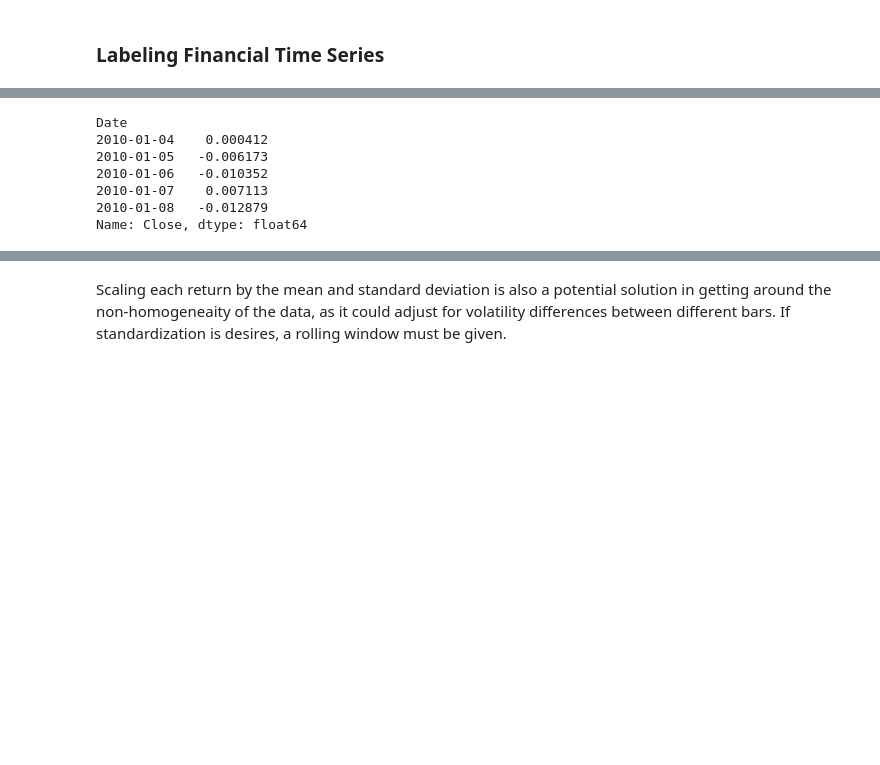
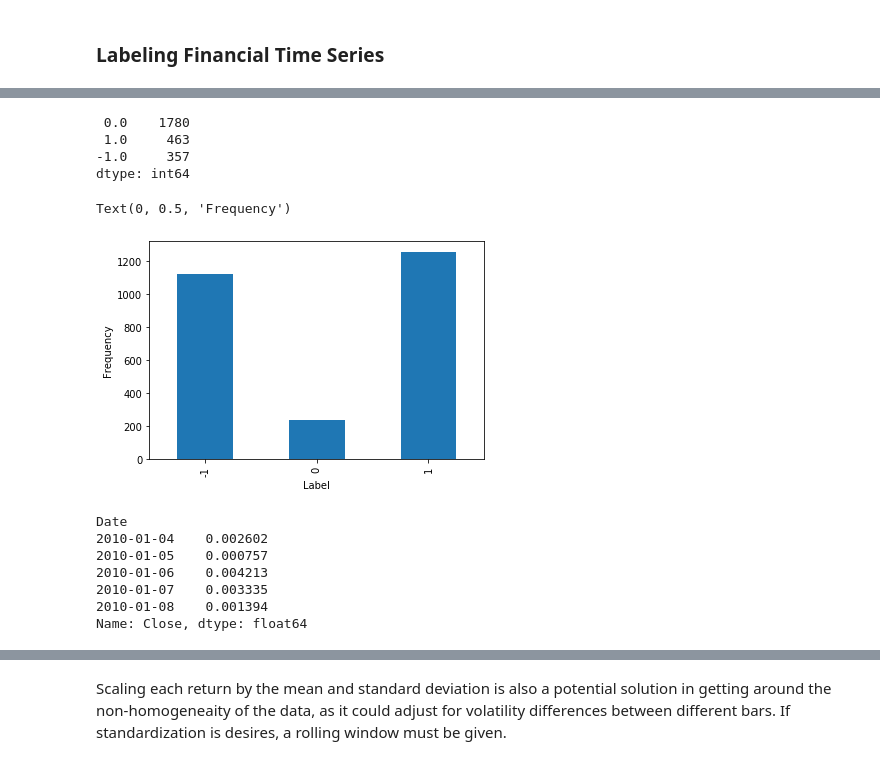
Before and after one commit to AI-Stuff/hudson-and-thames-research, a Jupyter notebook: Labelling/Labels Fixed Horizon/Fixed Time Horizon.ipynb, the cells around one changed output, grey strips where cells are left out. Cells and saved outputs as stored; diff of their text form; code cells hidden in the pictures; blank space fills up the shorter version.

```diff
--- a/Labelling/Labels Fixed Horizon/Fixed Time Horizon.ipynb
+++ b/Labelling/Labels Fixed Horizon/Fixed Time Horizon.ipynb
@@ -81,15 +114,32 @@ A major problem with the fixed time horizon method is the __seasonality__ of the
+# %%
+bars3 = fixed_time_horizon(close, rolling_std, look_forward=1)
+bars3.value_counts()
+# %% [output]
+ 0.0    1780
+ 1.0     463
+-1.0     357
+dtype: int64
+# %%
+bars3 = fixed_time_horizon(close, 0.001, look_forward=1)
+ax3 = bars3.value_counts().reindex([-1, 0, 1]).plot(kind='bar', x='label', y='frequency')
+ax3.set_xlabel('Label')
+ax3.set_ylabel('Frequency')
+# %% [output]
+Text(0, 0.5, 'Frequency')
+[figure, added]
 # %%
-spy = yf.Ticker('MSFT')
-spy_df = msft.history(start='2010-1-1', end ='2020-5-18')
+# Threshold based on market returns
+spy = yf.Ticker('SPY')
+spy_df = spy.history(start='2010-1-1', end ='2020-5-18')
 market_close = spy_df['Close']
 
 market_returns = market_close.pct_change(1).shift(-1)
 market_returns.head()
 # %% [output]
 Date
-2010-01-04    0.000412
-2010-01-05   -0.006173
-2010-01-06   -0.010352
-2010-01-07    0.007113
-2010-01-08   -0.012879
+2010-01-04    0.002602
+2010-01-05    0.000757
+2010-01-06    0.004213
+2010-01-07    0.003335
+2010-01-08    0.001394
 Name: Close, dtype: float64
```
Also changed, not shown: parts of 22 cells of this notebook.
